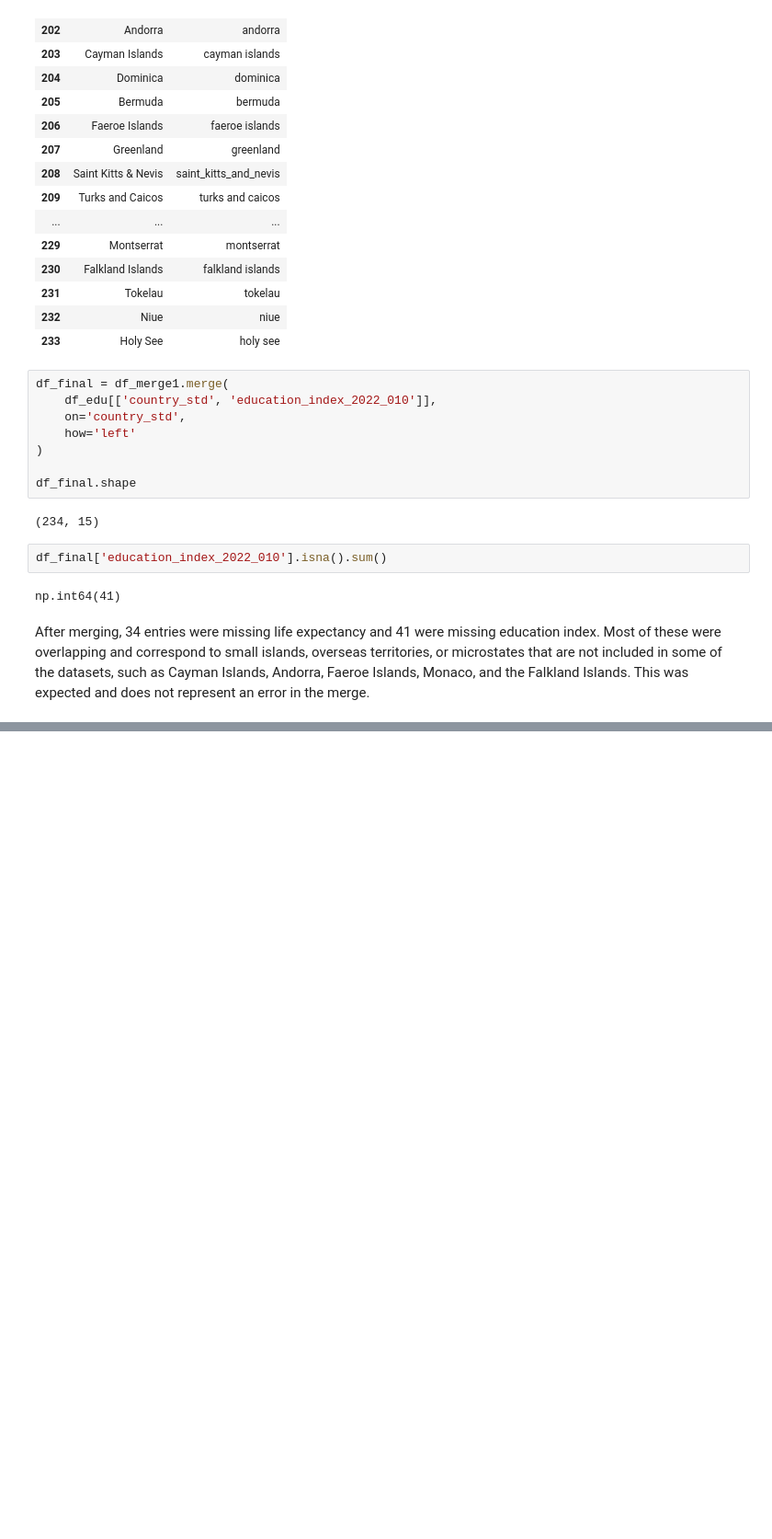
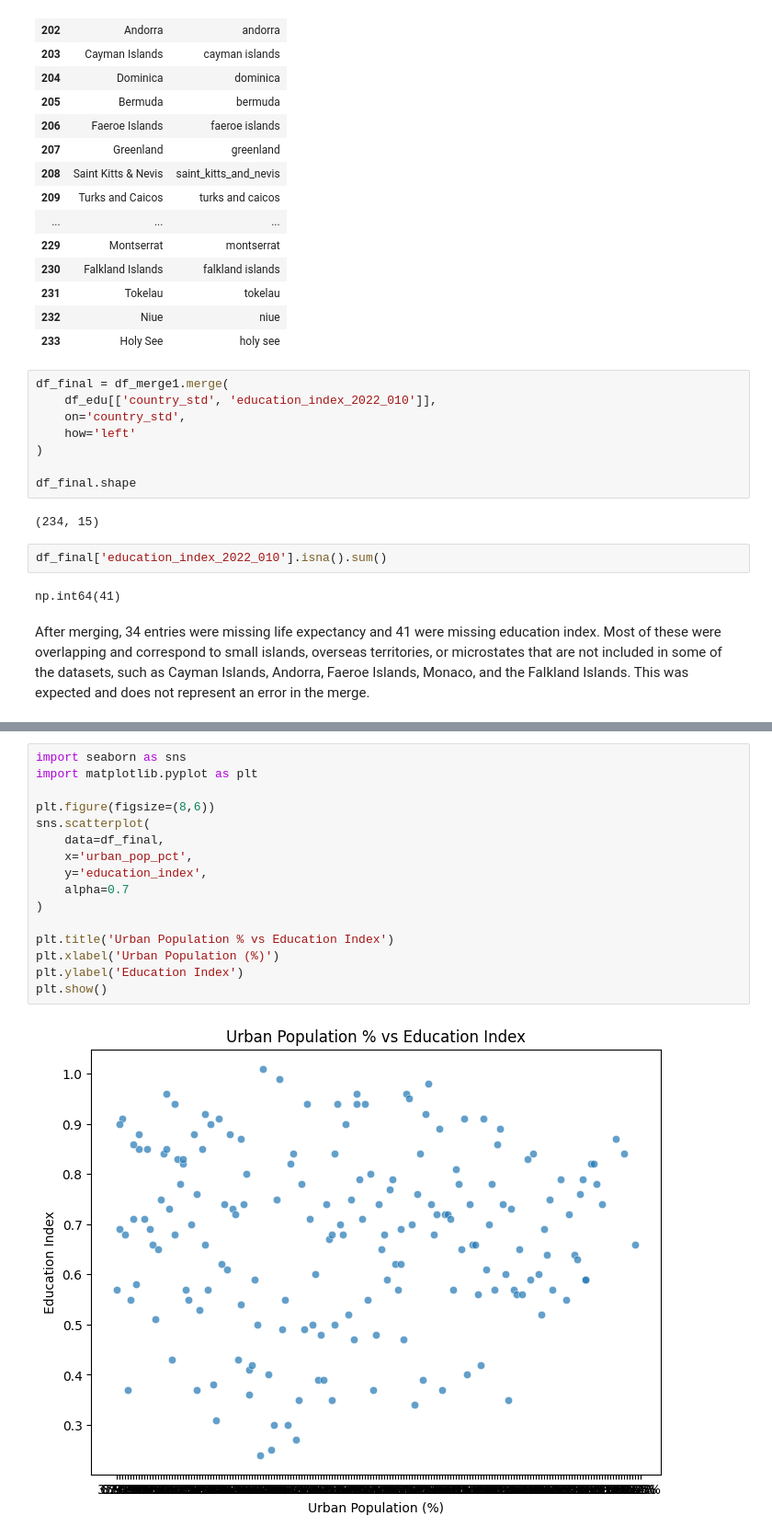
Before and after one commit to Maurice912/DATA_preprocessing_project, a Jupyter notebook: notebooks/data.ipynb, the cells around one changed output, grey strips where cells are left out. Shown: that part at 92% size. Drawn from its saved outputs; the diff is of its cells as text; blank space fills up the shorter version.

```diff
--- a/notebooks/data.ipynb
+++ b/notebooks/data.ipynb
@@ -552,0 +731,18 @@ This was expected and does not represent an error in the merge.
+# %%
+import seaborn as sns
+import matplotlib.pyplot as plt
+
+plt.figure(figsize=(8,6))
+sns.scatterplot(
+    data=df_final,
+    x='urban_pop_pct',
+    y='education_index',
+    alpha=0.7
+)
+
+plt.title('Urban Population % vs Education Index')
+plt.xlabel('Urban Population (%)')
+plt.ylabel('Education Index')
+plt.show()
+# %% [output]
+[figure, added]
```
Also changed, not shown: parts of 20 cells of this notebook.
